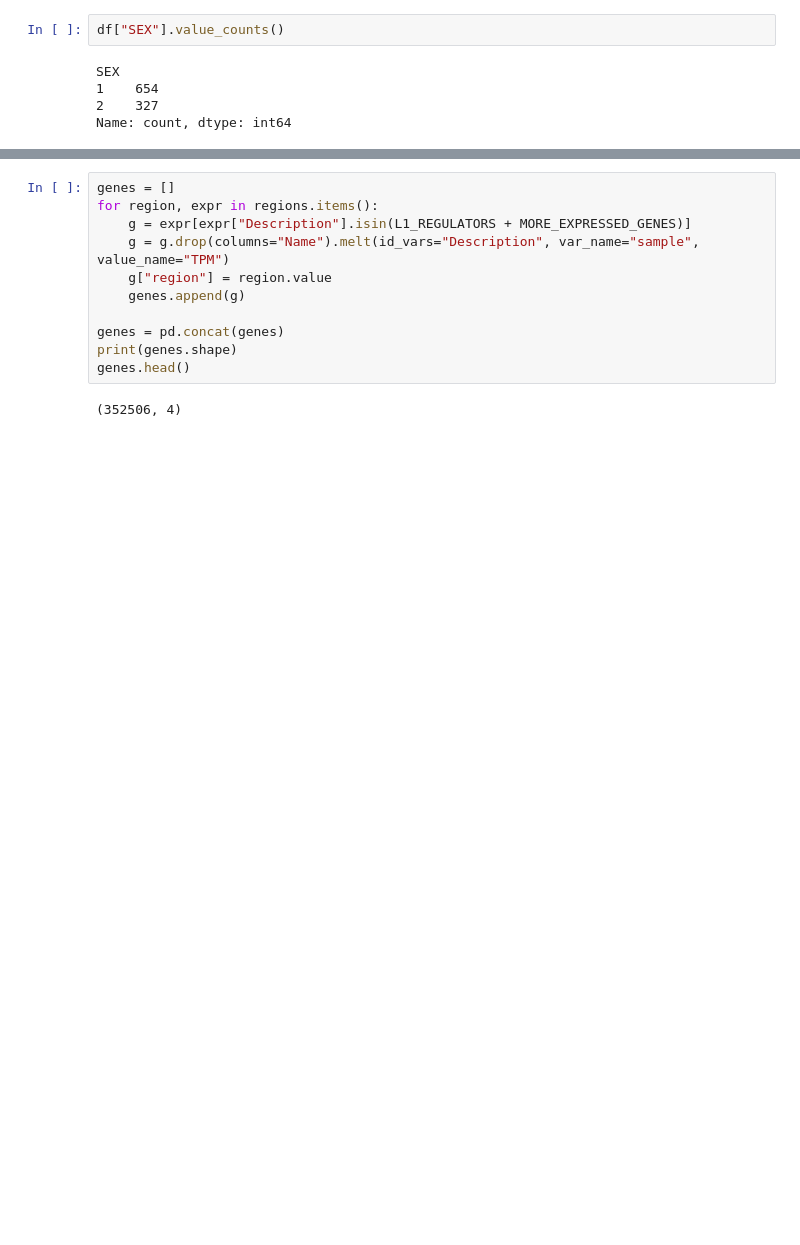
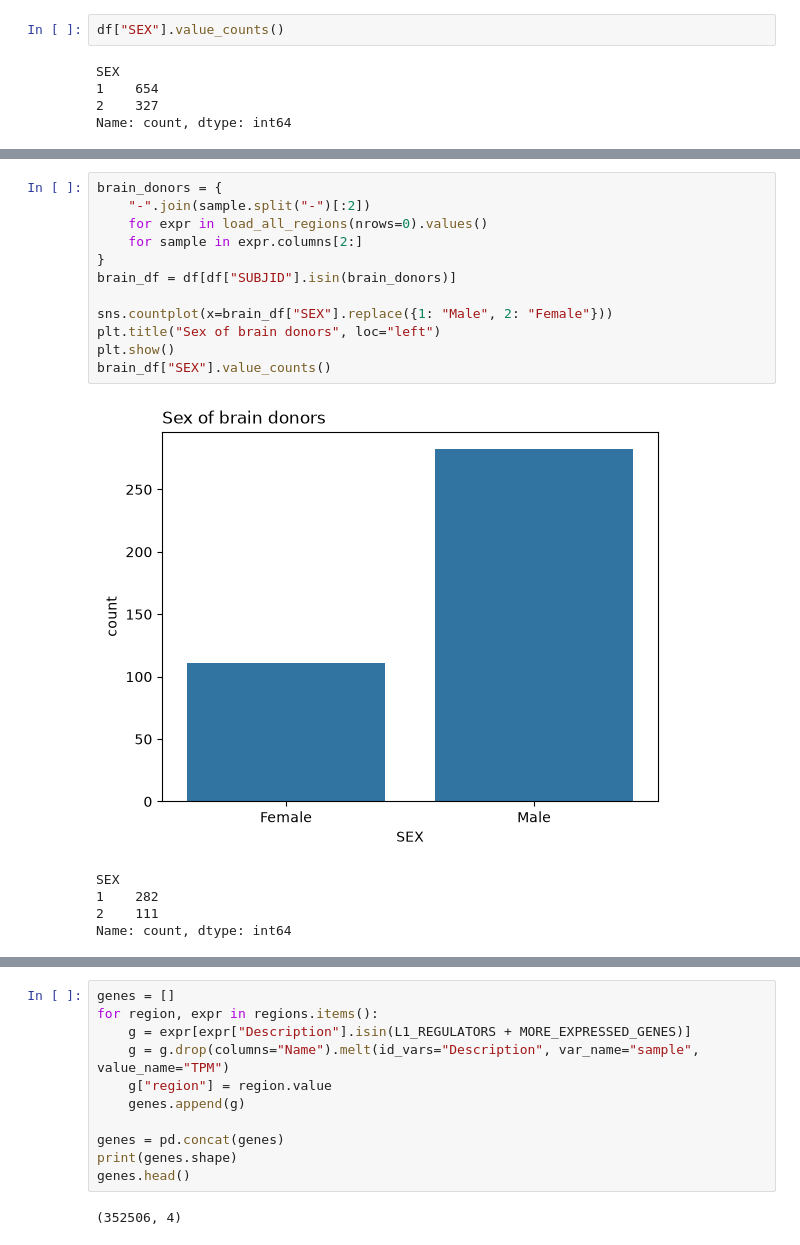
Before and after one commit to gustacamara/data-science-final-project, a Jupyter notebook: notebooks/univariate.ipynb, the cells around one changed output, grey strips where cells are left out. Saved outputs shown, nothing was run; the diff lists cells and outputs as text; blank space fills up the shorter version.

```diff
--- a/notebooks/univariate.ipynb
+++ b/notebooks/univariate.ipynb
@@ -81,0 +83,18 @@ sns.countplot(x=df["SEX"].replace({1: "Male", 2: "Female"}))
+# %%
+brain_donors = {
+    "-".join(sample.split("-")[:2])
+    for expr in load_all_regions(nrows=0).values()
+    for sample in expr.columns[2:]
+}
+brain_df = df[df["SUBJID"].isin(brain_donors)]
+
+sns.countplot(x=brain_df["SEX"].replace({1: "Male", 2: "Female"}))
+plt.title("Sex of brain donors", loc="left")
+plt.show()
+brain_df["SEX"].value_counts()
+# %% [output]
+[figure, added]
+SEX
+1    282
+2    111
+Name: count, dtype: int64
```
Also changed, not shown: parts of 22 cells of this notebook.
